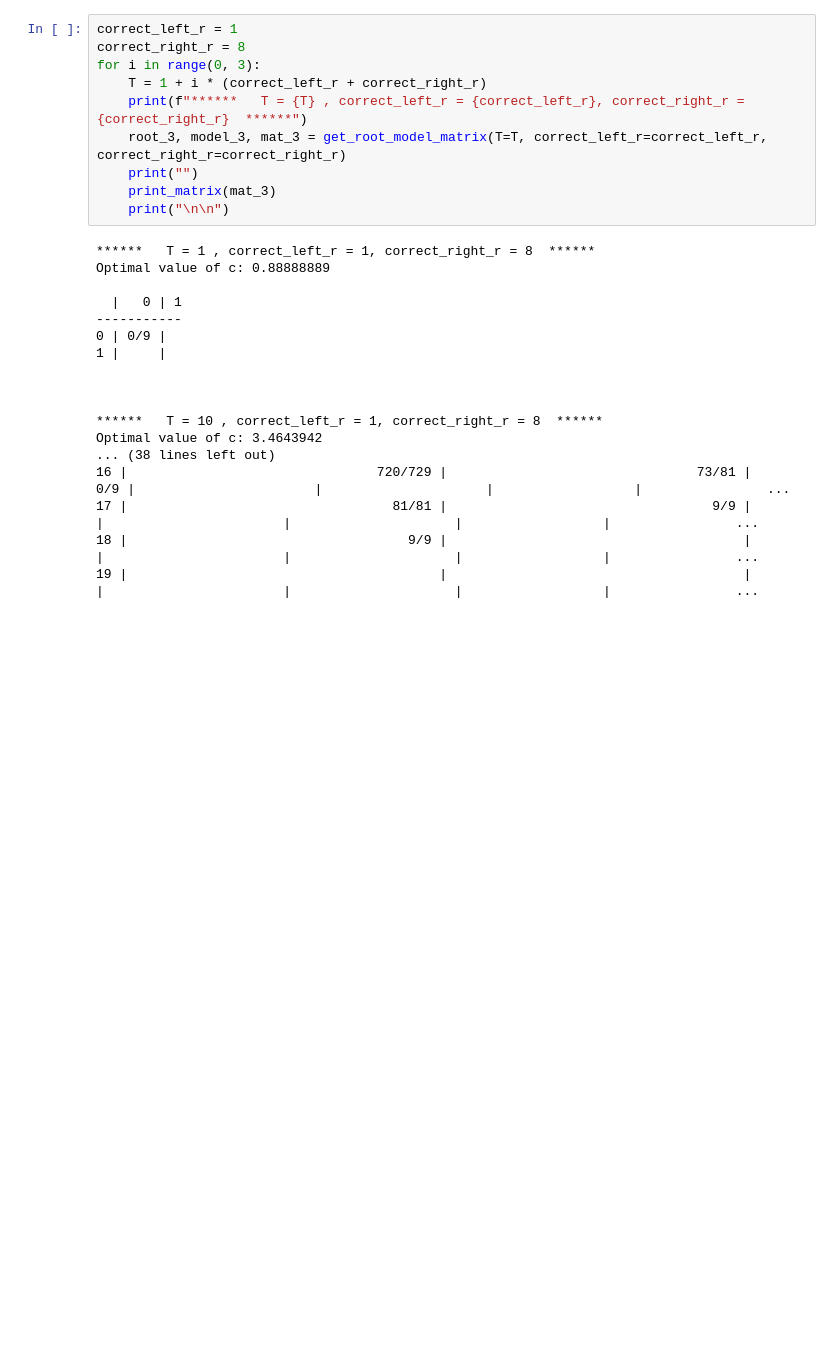
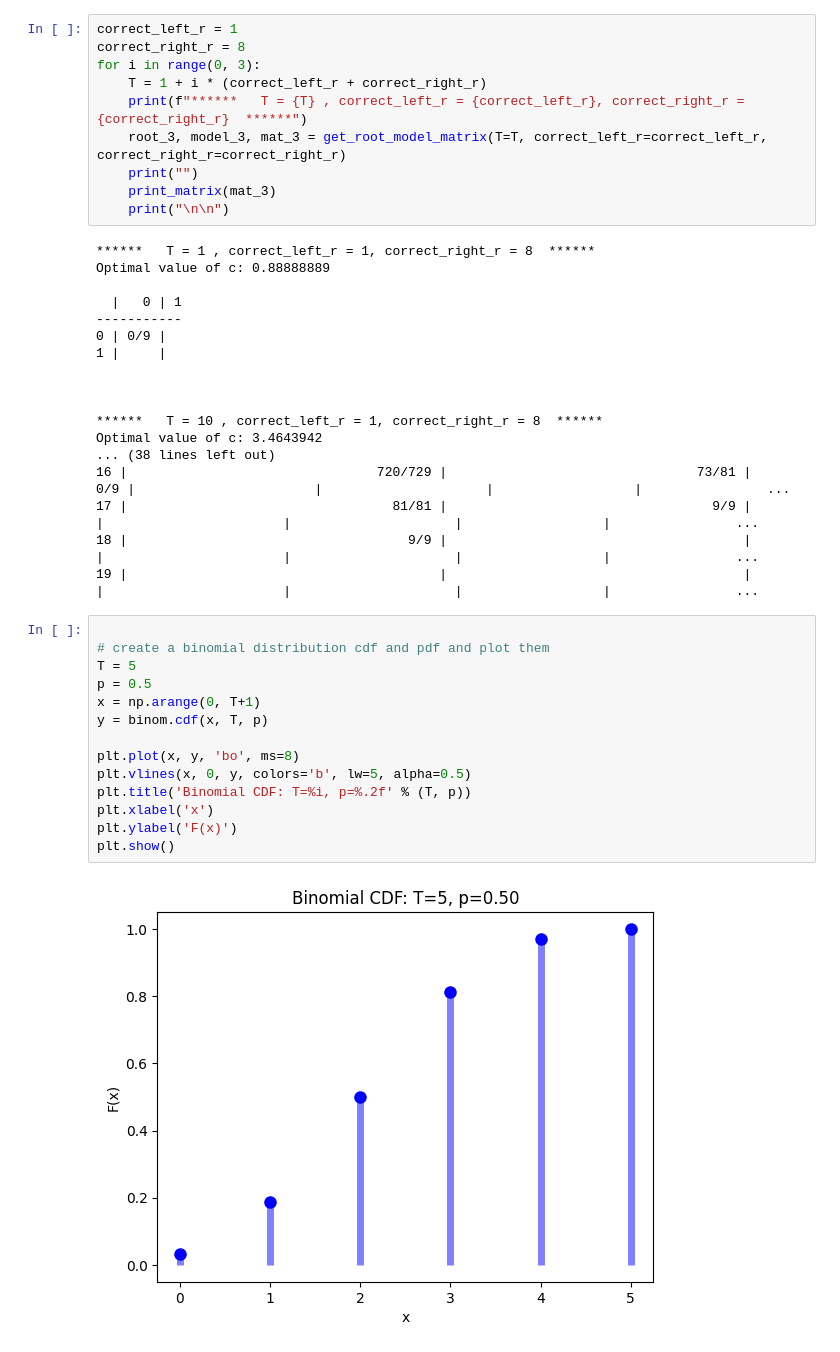
Before and after one commit to Hadartalisr/RL, a Jupyter notebook: LP/LP_test.ipynb, the cells around one changed output. Cells and saved outputs as stored; diff of their text form; blank space fills up the shorter version.

```diff
--- a/LP/LP_test.ipynb
+++ b/LP/LP_test.ipynb
@@ -415,3 +418,19 @@ Optimal value of c: 3.4643942
 17 |                                  81/81 |                                  9/9 |                                   |                       |                     |                  |                ...
 18 |                                    9/9 |                                      |                                   |                       |                     |                  |                ...
 19 |                                        |                                      |                                   |                       |                     |                  |                ...
+# %%
+
+# create a binomial distribution cdf and pdf and plot them
+T = 5
+p = 0.5
+x = np.arange(0, T+1)
+y = binom.cdf(x, T, p)
+
+plt.plot(x, y, 'bo', ms=8)
+plt.vlines(x, 0, y, colors='b', lw=5, alpha=0.5)
+plt.title('Binomial CDF: T=%i, p=%.2f' % (T, p))
+plt.xlabel('x')
+plt.ylabel('F(x)')
+plt.show()
+# %% [output]
+[figure, added]
```
Also changed, not shown: parts of 7 cells of this notebook, 1 other file.
